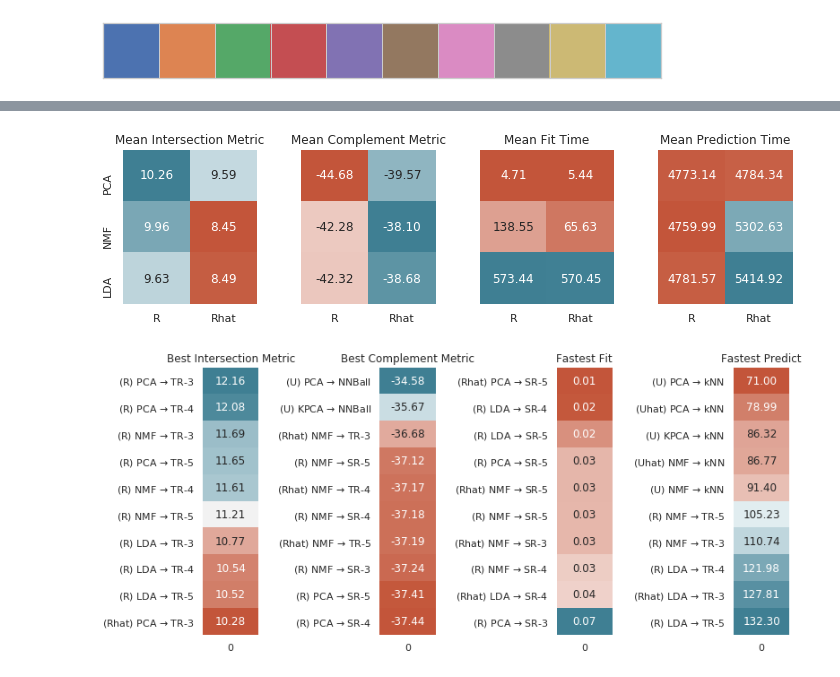
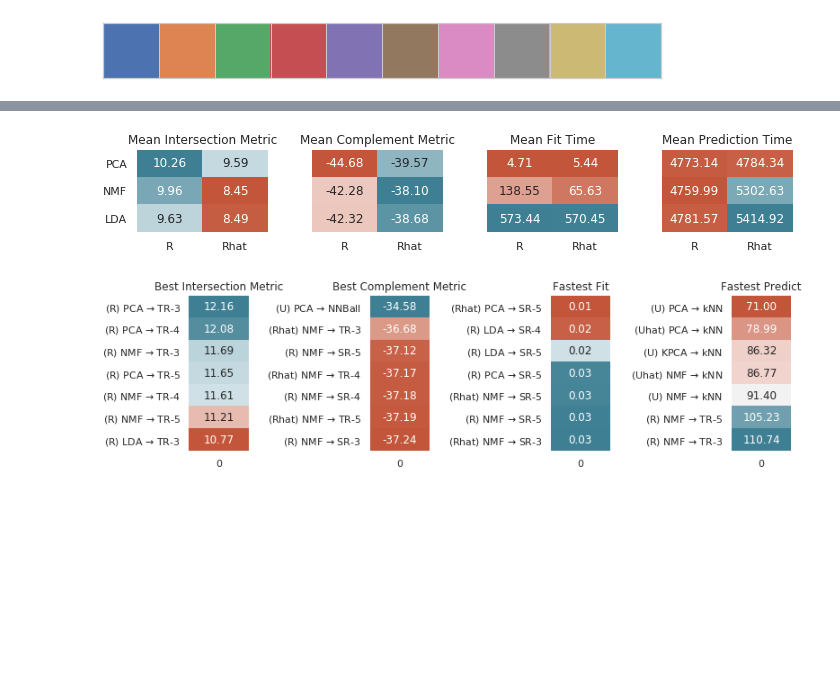
Before and after one commit to contagon/ml-project, a Jupyter notebook: results.ipynb, the cells around one changed output, grey strips where cells are left out. Cells and saved outputs as stored; diff of their text form; code cells hidden in the pictures; blank space fills up the shorter version.

```diff
--- a/results.ipynb
+++ b/results.ipynb
@@ -169,5 +171,5 @@ plt.show()
 # %%
-fig, ax = plt.subplots(1, 4, figsize=(10,3))
+fig, ax = plt.subplots(1, 4, figsize=(10,2))
 cmap = sns.diverging_palette(20, 220, n=200)
 
 
@@ -177,43 +179,44 @@ Rhatint = get_idx(recipe_Rhat_int, 0).mean(axis=1).rename('Rhat')
 ints = pd.concat([Rint, Rhatint], axis=1)
 sns.heatmap(ints, annot=True, ax=ax[0], cmap=cmap, cbar=False, fmt='.2f')
 ax[0].set_title("Mean Intersection Metric")
+ax[0].set_yticklabels(ax[0].get_yticklabels(), rotation=0)
 
 #Complement
 Rcom = get_idx(recipe_R_com, 0).mean(axis=1).rename('R')
 Rhatcom = get_idx(recipe_Rhat_com, 0).mean(axis=1).rename('Rhat')
 coms = pd.concat([Rcom, Rhatcom], axis=1)
 sns.heatmap(coms, annot=True, ax=ax[1], cmap=cmap, cbar=False, fmt='.2f')
 ax[1].set_title("Mean Complement Metric")
 ax[1].get_yaxis().set_ticks([])
 
 #Time to fit
 Rhat = (get_idx(recipe_Rhat_com, 1) + get_idx(recipe_Rhat_int, 1)).mean(axis=1).rename('Rhat')/2
 R = (get_idx(recipe_R_com, 1) + get_idx(recipe_R_int, 1)).mean(axis=1).rename('R')/2
 
 coms = pd.concat([R, Rhat], axis=1)
 sns.heatmap(coms, annot=True, ax=ax[2], cmap=cmap, cbar=False, fmt='.2f')
 ax[2].set_title("Mean Fit Time")
 ax[2].get_yaxis().set_ticks([])
 
 #Time to predict
 Rhat = (get_idx(recipe_Rhat_com, 2) + get_idx(recipe_Rhat_int, 2)).mean(axis=1).rename('Rhat')/2
 R = (get_idx(recipe_R_com, 2) + get_idx(recipe_R_int, 2)).mean(axis=1).rename('R')/2
 
 coms = pd.concat([R, Rhat], axis=1)
 sns.heatmap(coms, annot=True, ax=ax[3], cmap=cmap, cbar=False, fmt='.2f')
 ax[3].set_title("Mean Prediction Time")
 ax[3].get_yaxis().set_ticks([])
 
 
 plt.tight_layout()
 plt.savefig("figs/recipe_dr.pdf", bbox_inches="tight")
 plt.show()
 # %% [output]
-[figure, old version]
+[figure, new version]
 # %%
-fig, ax = plt.subplots(1, 4, figsize=(11,5))
+fig, ax = plt.subplots(1, 4, figsize=(11,3.25))
 cmap = sns.diverging_palette(20, 220, n=200)
-n = 10
+n = 7
 
 def add_multi_index(df, idx):
     old_idx = df.index.to_frame()
@@ -228,7 +231,7 @@ Uint = add_multi_index( get_idx(user_U_int, 0).stack(), "U")
 Uhatint = add_multi_index( get_idx(user_Uhat_int, 0).stack(), "Uhat")
 tog = pd.concat([Rint, Rhatint, Uint, Uhatint])
 
-best = tog.nlargest(10)
+best = tog.nlargest(n)
 idx = [fr"({i[0]}) {i[1]} $\to$ {i[2]}" for i in best.index]
 sns.heatmap(best.values.reshape(-1,1), yticklabels=idx, annot=True, ax=ax[0], cmap=cmap, cbar=False, fmt='.2f')
 ax[0].set_title("Best Intersection Metric")
@@ -240,7 +243,7 @@ Ucom = add_multi_index( get_idx(user_U_com, 0).stack(), "U")
 Uhatcom = add_multi_index( get_idx(user_Uhat_com, 0).stack(), "Uhat")
 tog = pd.concat([Rcom, Rhatcom, Ucom, Uhatcom])
 
-best = tog.nlargest(10)
+best = tog.nlargest(n)
 idx = [fr"({i[0]}) {i[1]} $\to$ {i[2]}" for i in best.index]
 sns.heatmap(best.values.reshape(-1,1), yticklabels=idx, annot=True, ax=ax[1], cmap=cmap, cbar=False, fmt='.2f')
 ax[1].set_title("Best Complement Metric")
@@ -253,7 +256,7 @@ Ucom = add_multi_index( get_idx(user_U_com, 1).stack(), "U")
 Uhatcom = add_multi_index( get_idx(user_Uhat_com, 1).stack(), "Uhat")
 tog = pd.concat([Rcom, Rhatcom, Ucom, Uhatcom])
 
-best = tog.nsmallest(10)
+best = tog.nsmallest(n)
 idx = [fr"({i[0]}) {i[1]} $\to$ {i[2]}" for i in best.index]
 sns.heatmap(best.values.reshape(-1,1), yticklabels=idx, annot=True, ax=ax[2], cmap=cmap, cbar=False, fmt='.2f')
 ax[2].set_title("Fastest Fit")
@@ -265,14 +268,15 @@ Ucom = add_multi_index( get_idx(user_U_com, 2).stack(), "U")
 Uhatcom = add_multi_index( get_idx(user_Uhat_com, 2).stack(), "Uhat")
 tog = pd.concat([Rcom, Rhatcom, Ucom, Uhatcom])
 
-best = tog.nsmallest(10)
+best = tog.nsmallest(n)
 idx = [fr"({i[0]}) {i[1]} $\to$ {i[2]}" for i in best.index]
 sns.heatmap(best.values.reshape(-1,1), yticklabels=idx, annot=True, ax=ax[3], cmap=cmap, cbar=False, fmt='.2f')
 ax[3].set_title("Fastest Predict")
 
 plt.tight_layout()
+plt.savefig("figs/best.pdf", bbox_inches="tight")
 plt.show()
 
 ## FIND WAY TO INCLUDE DATA IN THIS
 # %% [output]
-[figure, old version]
+[figure, new version]
```
Also changed, not shown: parts of 3 cells of this notebook, 5 other files.
